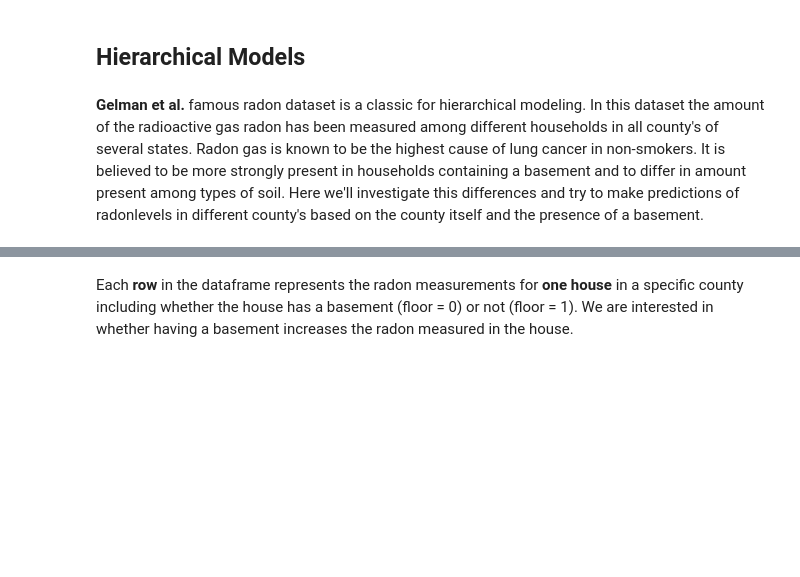
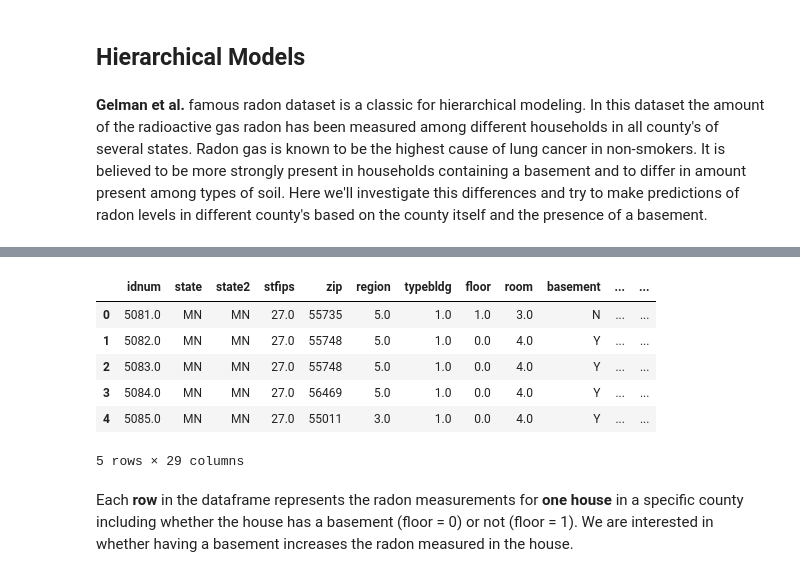
Before and after one commit to zhonglizhang/2022-CS109B, a Jupyter notebook: content/labs/lab03/cs109b_lab03_hier_2022.ipynb, the cells around one changed output, grey strips where cells are left out. Drawn from its saved outputs; the diff is of its cells as text; code cells hidden in the pictures; blank space fills up the shorter version.

```diff
--- a/content/labs/lab03/cs109b_lab03_hier_2022.ipynb
+++ b/content/labs/lab03/cs109b_lab03_hier_2022.ipynb
@@ -48,17 +52,25 @@ By the end of this lab, you should know how to create Bayesian hierarchical mode
 # %% [markdown]
 ## Hierarchical Models
 # %% [markdown]
-**Gelman et al.** famous radon dataset is a classic for hierarchical modeling. In this dataset the amount of the radioactive gas radon has been measured among different households in all county's of several states. Radon gas is known to be the highest cause of lung cancer in non-smokers. It is believed to be more strongly present in households containing a basement and to differ in amount present among types of soil. Here we'll investigate this differences and try to make predictions of radonlevels in different county's based on the county itself and the presence of a basement.
+**Gelman et al.** famous radon dataset is a classic for hierarchical modeling. In this dataset the amount of the radioactive gas radon has been measured among different households in all county's of several states. Radon gas is known to be the highest cause of lung cancer in non-smokers. It is believed to be more strongly present in households containing a basement and to differ in amount present among types of soil. Here we'll investigate this differences and try to make predictions of radon levels in different county's based on the county itself and the presence of a basement.
 # %% [markdown]
 ![house](radon_house.jpg)
 # %%
 df = pd.read_csv('radon.csv', index_col=[0])
 df['log_radon'] = df['log_radon'].astype('float')
 county_names = df.county.unique()
 county_idx = df.county_code.values
 
-n_counties = len(df.county.unique())
+n_counties = len(county_names)
 df.head()
+# %% [output]
+|  | idnum | state | state2 | stfips | zip | region | typebldg | floor | room | basement | ... | ... |
+| 0 | 5081.0 | MN | MN | 27.0 | 55735 | 5.0 | 1.0 | 1.0 | 3.0 | N | ... | ... |
+| 1 | 5082.0 | MN | MN | 27.0 | 55748 | 5.0 | 1.0 | 0.0 | 4.0 | Y | ... | ... |
+| 2 | 5083.0 | MN | MN | 27.0 | 55748 | 5.0 | 1.0 | 0.0 | 4.0 | Y | ... | ... |
+| 3 | 5084.0 | MN | MN | 27.0 | 56469 | 5.0 | 1.0 | 0.0 | 4.0 | Y | ... | ... |
+| 4 | 5085.0 | MN | MN | 27.0 | 55011 | 3.0 | 1.0 | 0.0 | 4.0 | Y | ... | ... |
+5 rows × 29 columns
 # %% [markdown]
 Each **row** in the dataframe represents the radon measurements for **one house** in a specific county including whether the house has a basement (floor = 0) or not (floor = 1). We are interested in whether having a basement increases the radon measured in the house.
 # %% [markdown]
```
Also changed, not shown: parts of 21 cells of this notebook, 18 other files.
